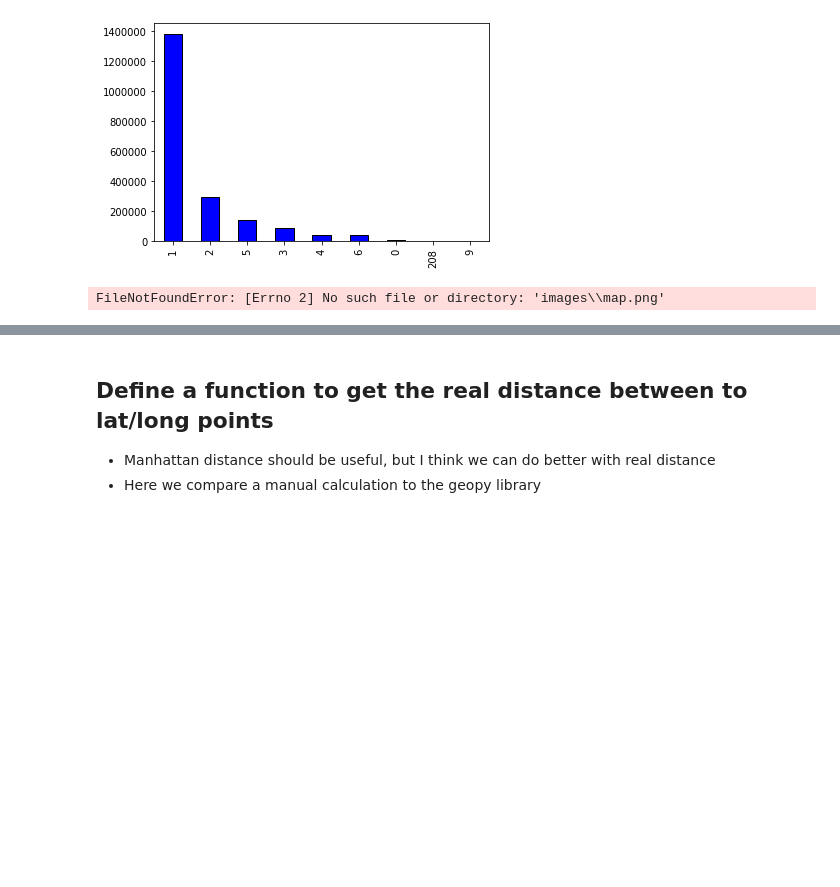
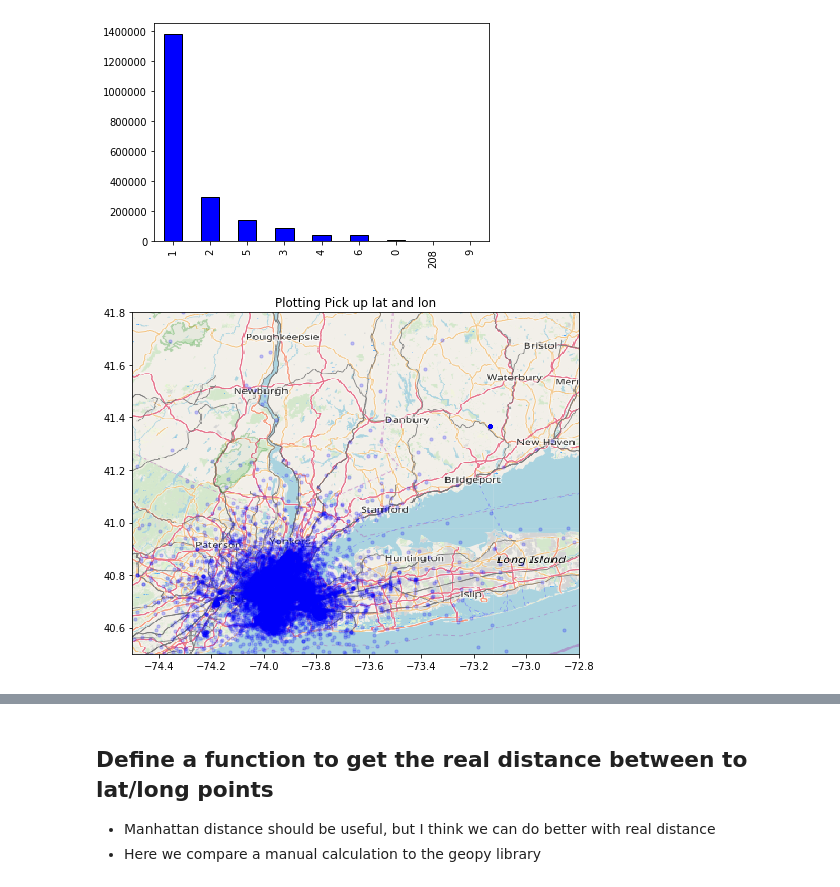
Before and after one commit to austinv211/PredictingTaxiFares, a Jupyter notebook: farePrediction.ipynb, the cells around one changed output, grey strips where cells are left out. Drawn from its saved outputs; the diff is of its cells as text; code cells hidden in the pictures; blank space fills up the shorter version.

```diff
--- a/farePrediction.ipynb
+++ b/farePrediction.ipynb
@@ -80,17 +80,18 @@ Taxis with zero passengers: 7123
 # %%
 # import geopandas as gpd
 
 import matplotlib.pyplot as plt
 # NYC Boundaries
 NYC_BOUNDARY = (-74.5, -72.8, 40.5, 41.8) # in format WEST, EAST, NORTH, SOUTH
-ruh_m = plt.imread('images\map.png')
+ruh_m = plt.imread('images/map.png')
 
 fig, ax = plt.subplots(figsize = (8,7))
 ax.scatter(INTRO_DF.pickup_longitude, INTRO_DF.pickup_latitude, zorder=1, alpha= 0.2, c='b', s=10)
 ax.set_title('Plotting Pick up lat and lon')
 ax.set_xlim(NYC_BOUNDARY[0],NYC_BOUNDARY[1])
 ax.set_ylim(NYC_BOUNDARY[2],NYC_BOUNDARY[3])
 ax.imshow(ruh_m, zorder=0, extent = NYC_BOUNDARY, aspect= 'equal')
+plt.show()
 # %% [output]
-FileNotFoundError: [Errno 2] No such file or directory: 'images\\map.png'
+[figure, added]
 # %%
```
Also changed, not shown: parts of 9 cells of this notebook, 1 other file.
